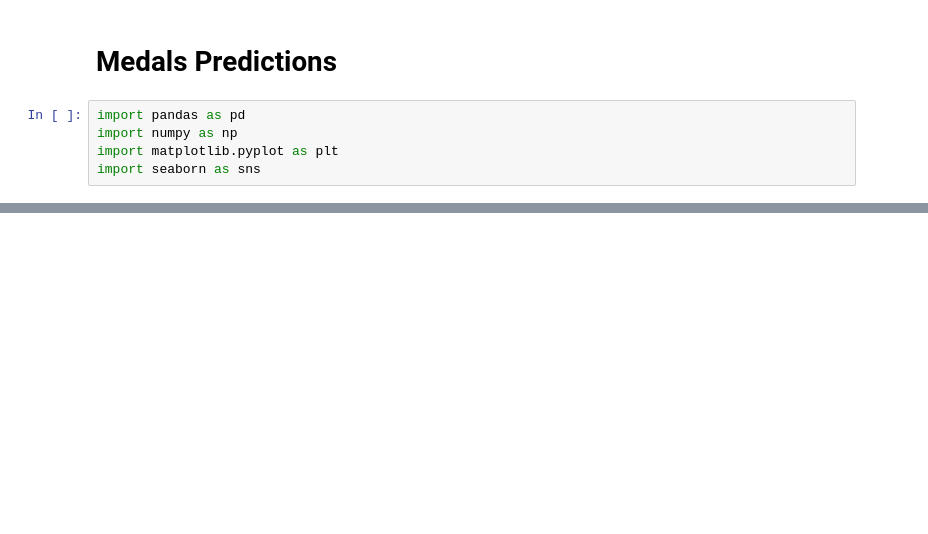
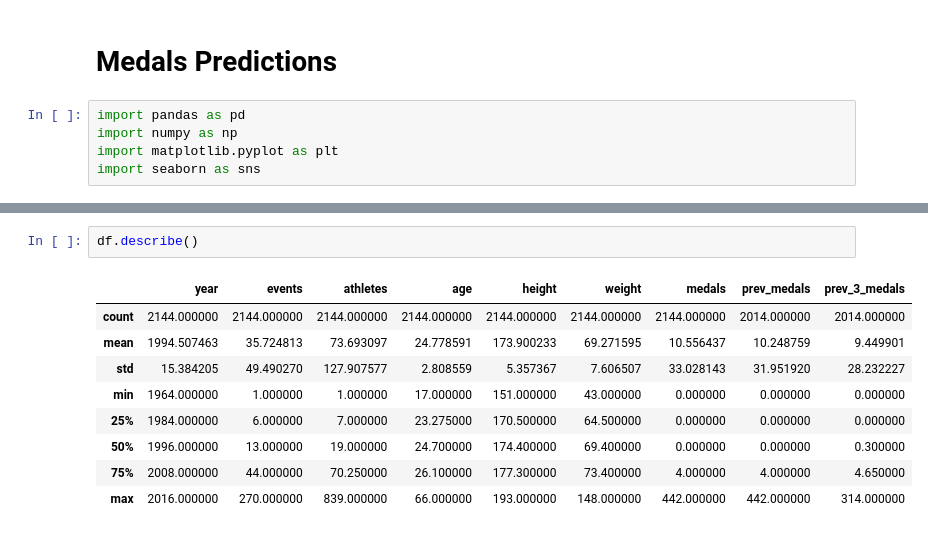
Before and after one commit to shashwatsinghds/MedalsPrediction, a Jupyter notebook: code.ipynb, the cells around one changed output, grey strips where cells are left out. Cells and saved outputs as stored; diff of their text form; blank space fills up the shorter version.

```diff
--- a/code.ipynb
+++ b/code.ipynb
@@ -20,0 +40,12 @@ data.head()
+# %%
+df.describe()
+# %% [output]
+|  | year | events | athletes | age | height | weight | medals | prev_medals | prev_3_medals |
+| count | 2144.000000 | 2144.000000 | 2144.000000 | 2144.000000 | 2144.000000 | 2144.000000 | 2144.000000 | 2014.000000 | 2014.000000 |
+| mean | 1994.507463 | 35.724813 | 73.693097 | 24.778591 | 173.900233 | 69.271595 | 10.556437 | 10.248759 | 9.449901 |
+| std | 15.384205 | 49.490270 | 127.907577 | 2.808559 | 5.357367 | 7.606507 | 33.028143 | 31.951920 | 28.232227 |
+| min | 1964.000000 | 1.000000 | 1.000000 | 17.000000 | 151.000000 | 43.000000 | 0.000000 | 0.000000 | 0.000000 |
+| 25% | 1984.000000 | 6.000000 | 7.000000 | 23.275000 | 170.500000 | 64.500000 | 0.000000 | 0.000000 | 0.000000 |
+| 50% | 1996.000000 | 13.000000 | 19.000000 | 24.700000 | 174.400000 | 69.400000 | 0.000000 | 0.000000 | 0.300000 |
+| 75% | 2008.000000 | 44.000000 | 70.250000 | 26.100000 | 177.300000 | 73.400000 | 4.000000 | 4.000000 | 4.650000 |
+| max | 2016.000000 | 270.000000 | 839.000000 | 66.000000 | 193.000000 | 148.000000 | 442.000000 | 442.000000 | 314.000000 |
```
Also changed, not shown: parts of 5 cells of this notebook.
